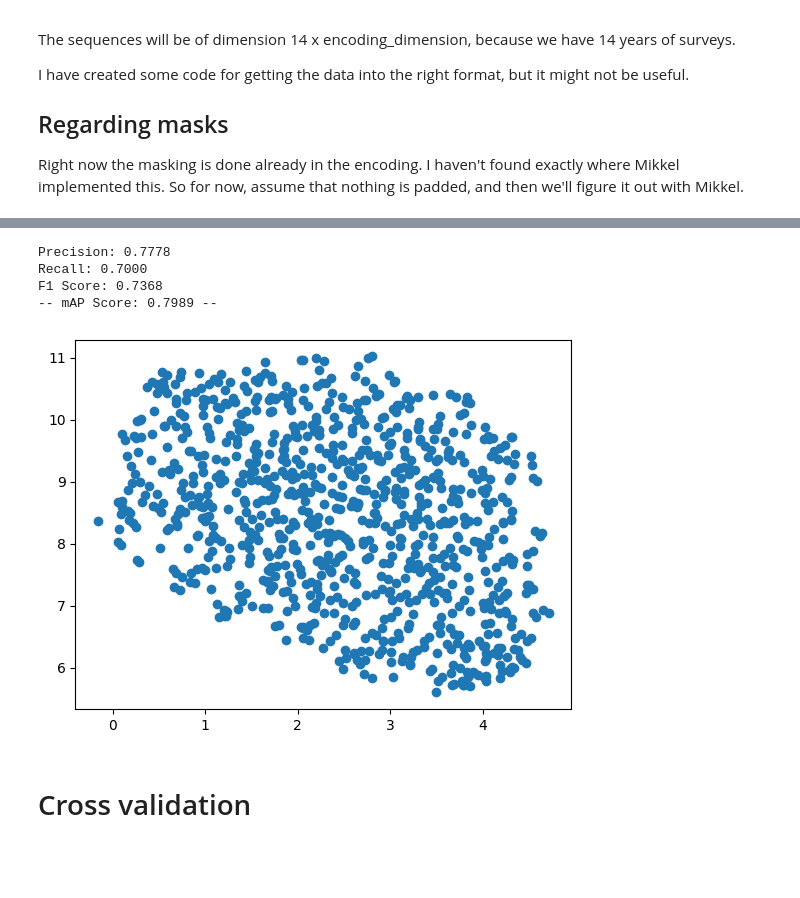
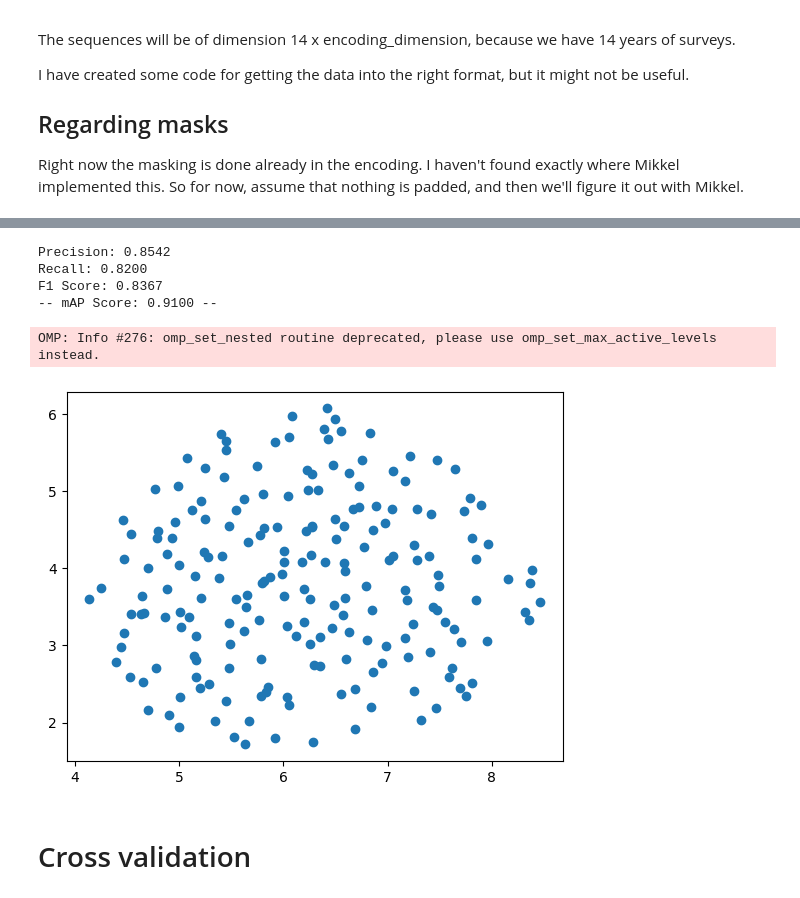
Before and after one commit to Lasse-mohr/fertility-prediction-challenge, a Jupyter notebook: train_finetune.ipynb, the cells around one changed output, grey strips where cells are left out. Drawn from its saved outputs; the diff is of its cells as text; code cells hidden in the pictures; blank space fills up the shorter version.

Commit message:
Latest working Model with 200 columns

```diff
--- a/train_finetune.ipynb
+++ b/train_finetune.ipynb
@@ -93,9 +93,9 @@ See the caveats in the documentation: https://pandas.pydata.org/pandas-docs/stab
 # %%
 #ENCODING_SIZE = 64
 BATCH_SIZE = 12
-HIDDEN_SIZE = 96
-ENCODING_SIZE = 96
-NUM_HEADS = 4
+HIDDEN_SIZE = 128
+ENCODING_SIZE = 128
+NUM_HEADS = 8
 NUM_LAYERS = 5
 NUM_EPOCHS = 10
 DETECT_ANOMALY = False
@@ -132,20 +132,19 @@ class PreFerPredictor(nn.Module):
                             n_years=14,
                             num_heads=NUM_HEADS,
                             num_layers=NUM_LAYERS,
-                            num_classes=2,
                             sequence_len=SEQ_LEN,
                             aium_dropout=0.3,
                             diam_dropout=0.1,
-                            residual_dropout=0.0,
-                            embedding_dropout=0.1,
-                            #layer_dropout=0.1,
+                            residual_dropout=0.00,
+                            embedding_dropout=0.2,
                             mixup=None).to(device)
         self.decoder = GRUDecoder(
             input_size=ENCODING_SIZE,
             hidden_size=HIDDEN_SIZE,
-            num_layers=3,
+            num_layers=2,
             max_seq_len=14,
             dropout=0.2,
+            dropout_out=0.2,
             bidirectional=True,
             with_attention = True
         ).to(device)
@@ -164,23 +163,21 @@ class PreFerPredictor(nn.Module):
         out = self.decoder(encodings, mask=mask).flatten()
         return out
 # %%
-
-
 model = PreFerPredictor().to(device)
 # Define loss function and optimizer for RNN
 loss_fn = nn.BCEWithLogitsLoss(pos_weight=torch.Tensor([1/0.2]).to(device))
-optimizer = torch.optim.RAdam(model.parameters() , lr=LR, weight_decay=1e-2, decoupled_weight_decay=True)
+optimizer = torch.optim.RAdam(model.parameters() , lr=LR, weight_decay=5e-3, decoupled_weight_decay=True)
 #optimizer = torch.optim.SGD(model.parameters(), lr=LR, weight_decay=1e-2)
-scheduler = optim.lr_scheduler.CosineAnnealingLR(optimizer, T_max = NUM_EPOCHS, eta_min = 1e-4, last_epoch = -1)
+#scheduler = optim.lr_scheduler.CosineAnnealingLR(optimizer, T_max = NUM_EPOCHS, eta_min = 7e-4, last_epoch = -1)
+#scheduler = optim.lr_scheduler.ExponentialLR(optimizer, 0.9)
+scheduler = optim.lr_scheduler.OneCycleLR(optimizer, max_lr=5e-2, epochs=NUM_EPOCHS, steps_per_epoch=len(data.train_dataloader), )
 
 ## Stochaistic Weight Averaging
 #avg_fn = optim.swa_utils.get_swa_avg_fn()
-avg_fn = optim.swa_utils.get_ema_avg_fn(0.95)
+avg_fn = optim.swa_utils.get_ema_avg_fn(0.99)
 avg_model = optim.swa_utils.AveragedModel(model, avg_fn=avg_fn, use_buffers=False)#multi_avg_fn=optim.swa_utils.get_swa_multi_avg_fn())
 avg_start = 3
-avg_scheduler = optim.swa_utils.SWALR(optimizer, swa_lr=8e-4) #typically has a high lr
-
-
+#avg_scheduler = optim.swa_utils.SWALR(optimizer, swa_lr=1e-3) #typically has a high lr
 
 
 # Training loop
@@ -244,11 +241,11 @@ for epoch in range(NUM_EPOCHS):
         loss.backward()
         optimizer.step()
     # AVERAGING starts only after 2 epochs
-    if epoch > avg_start:
-        avg_model.update_parameters(model)
-        avg_scheduler.step()
-    else:
-        scheduler.step()
+        if epoch > avg_start:
+            avg_model.update_parameters(model)
+        #avg_scheduler.step()
+    #else:
+    scheduler.step()
     # On epoch end
     loss_per_epoch.append(np.mean(loss_per_step))
     scheduler.step()
@@ -307,21 +304,22 @@ print(f"Recall: {recall:.4f}")
 print(f"F1 Score: {f1:.4f}")
 print(f"-- mAP Score: {map_roc:.4f} --")
 # %% [output]
-Precision: 0.7778
-Recall: 0.7000
-F1 Score: 0.7368
--- mAP Score: 0.7989 --
+Precision: 0.8542
+Recall: 0.8200
+F1 Score: 0.8367
+-- mAP Score: 0.9100 --
 # %%
 #import umap
 import umap.umap_ as umap
 import matplotlib.pyplot as plt
-w = avg_model.get_submodule("module").encoder.embedding.answer_embedding.weight.detach().cpu().numpy()
+w = avg_model.get_submodule("module").encoder.embedding.question_embedding.weight.detach().cpu().numpy()
 projector = umap.UMAP(n_components=2)
 wp = projector.fit_transform(w)
 plt.scatter(wp[:,0], wp[:,1])
 plt.show()
 # %% [output]
+OMP: Info #276: omp_set_nested routine deprecated, please use omp_set_max_active_levels instead.
-[figure, old version]
+[figure, new version]
 # %% [markdown]
 # Cross validation
 # %%
```
Also changed, not shown: parts of 2 cells of this notebook, 2 other files.
